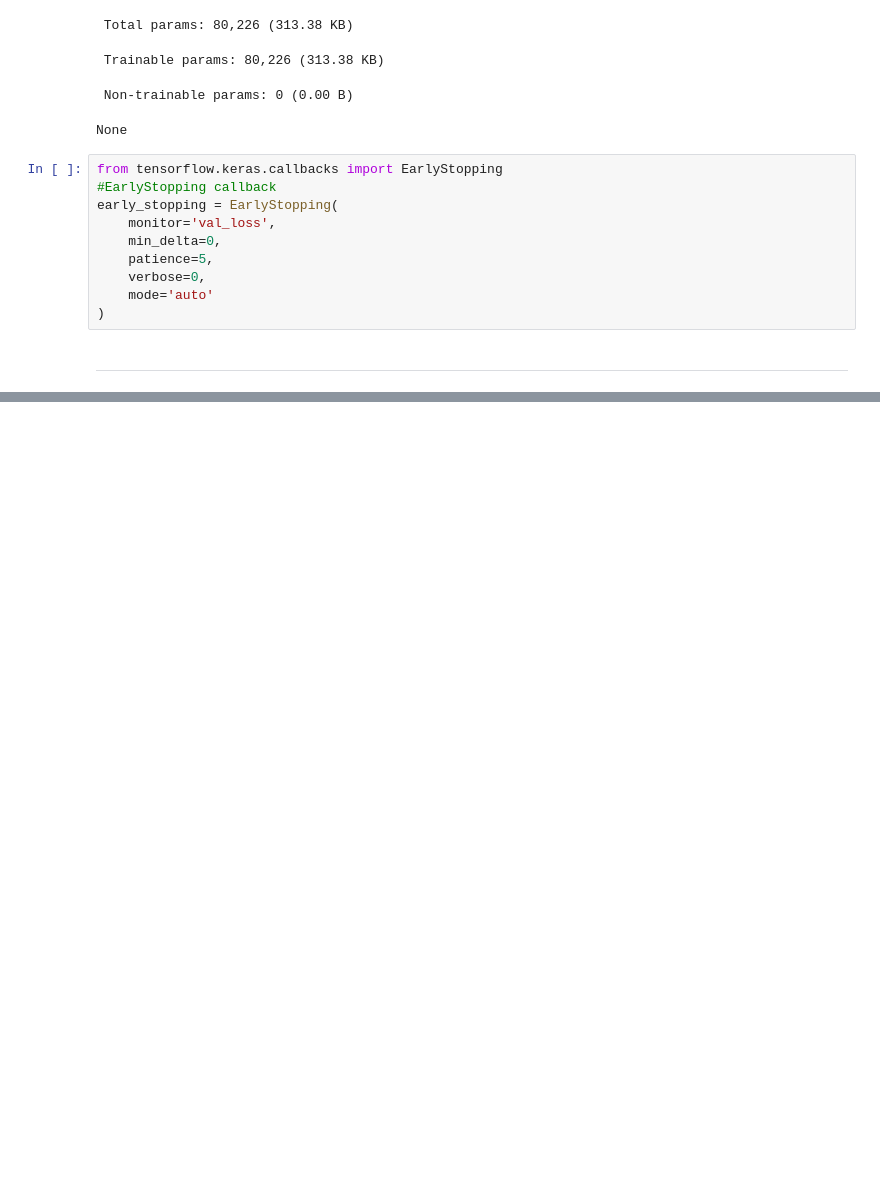
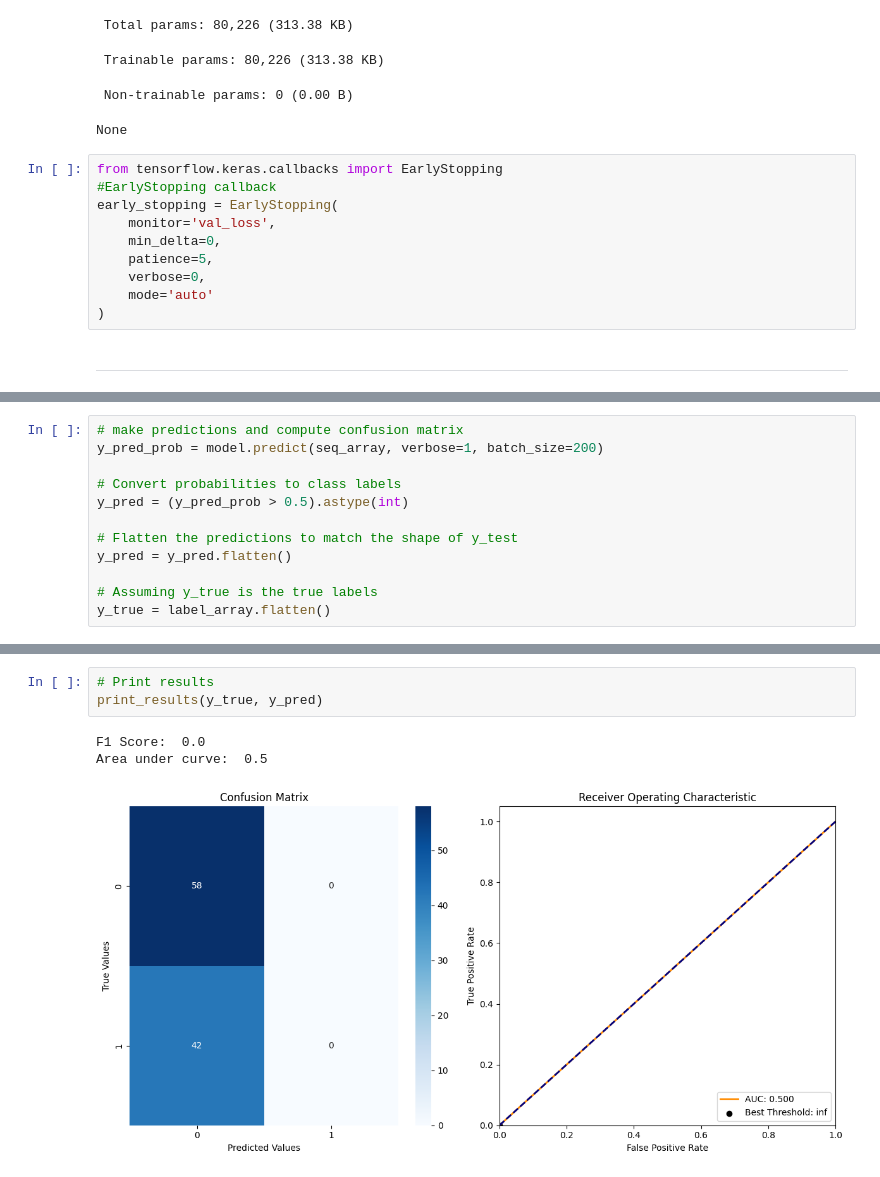
Before and after one commit to Zyad-Abdelhafiz/Elevator-Predictive-Maintenance, a Jupyter notebook: EPM.ipynb, the cells around one changed output, grey strips where cells are left out. Cells and saved outputs as stored; diff of their text form; blank space fills up the shorter version.

```diff
--- a/EPM.ipynb
+++ b/EPM.ipynb
@@ -398,0 +475,12 @@ Epoch 7/10
+# %%
+# make predictions and compute confusion matrix
+y_pred_prob = model.predict(seq_array, verbose=1, batch_size=200)
+
+# Convert probabilities to class labels
+y_pred = (y_pred_prob > 0.5).astype(int)
+
+# Flatten the predictions to match the shape of y_test
+y_pred = y_pred.flatten()
+
+# Assuming y_true is the true labels
+y_true = label_array.flatten()
@@ -398,0 +498,7 @@ Epoch 7/10
+# %%
+# Print results
+print_results(y_true, y_pred)
+# %% [output]
+F1 Score:  0.0
+Area under curve:  0.5
+[figure, added]
```
Also changed, not shown: parts of 10 cells of this notebook.
